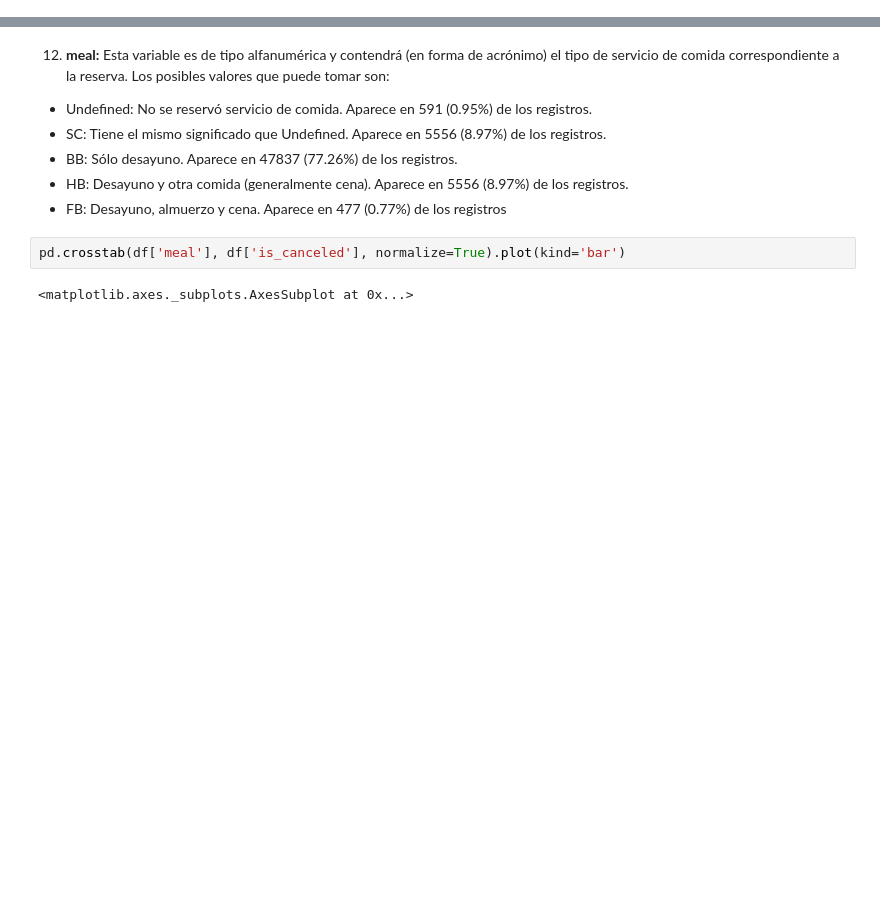
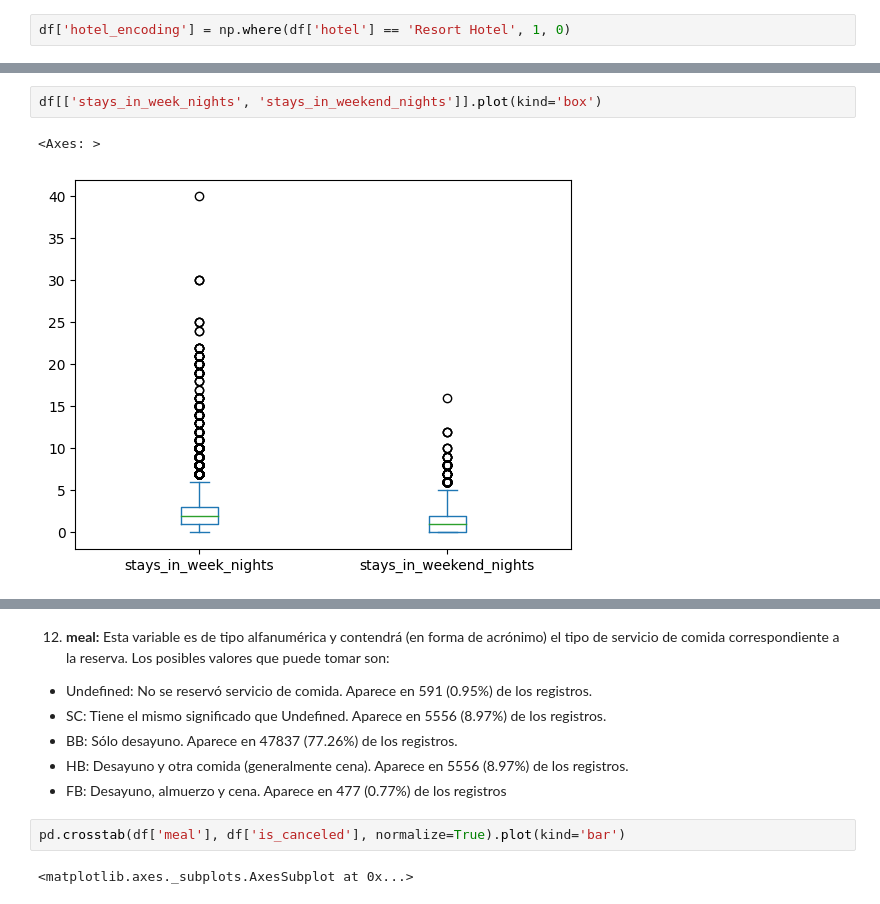
Before and after one commit to LuchoLorenzo1/7506R-1C2023-GRUPO19, a Jupyter notebook: 7506R_TP1_GRUPO19_CH1_ENTREGA.ipynb, the cells around one changed output, grey strips where cells are left out. Saved outputs shown, nothing was run; the diff lists cells and outputs as text; blank space fills up the shorter version.

```diff
--- a/7506R_TP1_GRUPO19_CH1_ENTREGA.ipynb
+++ b/7506R_TP1_GRUPO19_CH1_ENTREGA.ipynb
@@ -77,0 +46,2 @@ Name: booking_changes, dtype: float64
+# %%
+df['hotel_encoding'] = np.where(df['hotel'] == 'Resort Hotel', 1, 0)
@@ -77,0 +58,5 @@ Name: booking_changes, dtype: float64
+# %%
+df[['stays_in_week_nights', 'stays_in_weekend_nights']].plot(kind='box')
+# %% [output]
+<Axes: >
+[figure, added]
```
Also changed, not shown: parts of 42 cells of this notebook.
